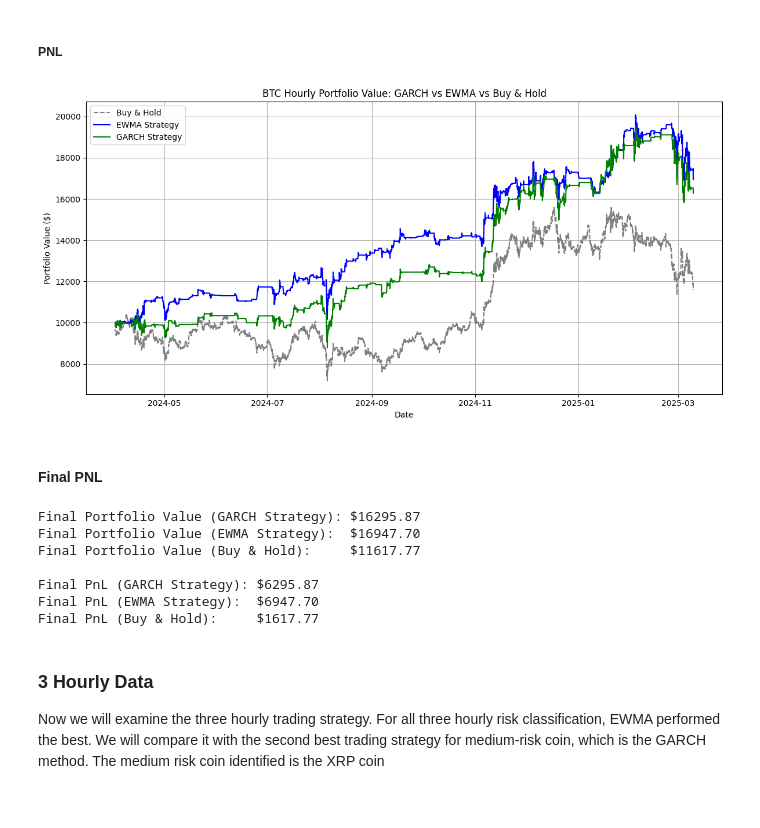
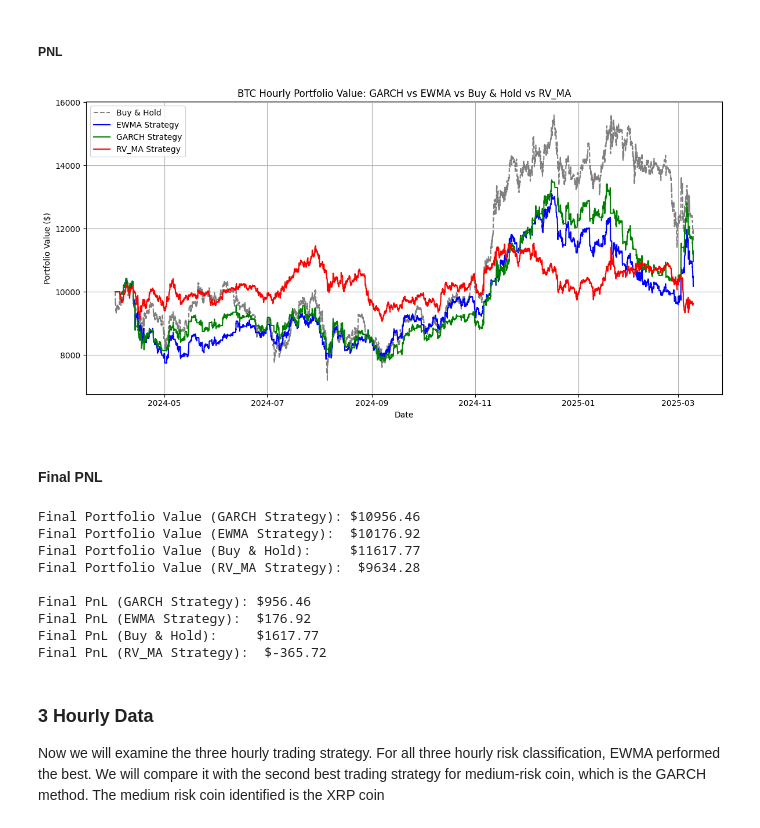
Before and after one commit to zhyoung17/crypto-rv-forecast, a Jupyter notebook: notebooks/trading/trading_sim.ipynb, the cells around one changed output. Saved outputs shown, nothing was run; the diff lists cells and outputs as text; code cells hidden in the pictures.

```diff
--- a/notebooks/trading/trading_sim.ipynb
+++ b/notebooks/trading/trading_sim.ipynb
@@ -65,8 +68,9 @@ btc['ewma_signal'] = np.where(btc['ewma'] > ewma_threshold, 1, 0)
 #### Strategy Returns
 Lag the signal by one-hour --> Use one-hour ago's signal for today's return
 # %%
-btc['strategy_return_garch'] = btc['garch_signal'].shift(1) * btc['return']
-btc['strategy_return_ewma'] = btc['ewma_signal'].shift(1) * btc['return']
+btc['strategy_return_garch'] = btc['signal_garch'].shift(1) * btc['return']
+btc['strategy_return_ewma'] = btc['signal_ewma'].shift(1) * btc['return']
+btc['strategy_return_rv_ma'] = btc['signal_rv_ma'].shift(1) * btc['return']
 # %% [markdown]
 #### Cumulative Return
 Obtain 3 cumulative returns, with the last one being the buy and hold strategy
@@ -74,6 +78,7 @@ Obtain 3 cumulative returns, with the last one being the buy and hold strategy
 btc['cum_return_garch'] = (1 + btc['strategy_return_garch'].fillna(0)).cumprod() - 1
 btc['cum_return_ewma'] = (1 + btc['strategy_return_ewma'].fillna(0)).cumprod() - 1
 btc['cum_return_hold'] = (1 + btc['return'].fillna(0)).cumprod() - 1
+btc['cum_return_rv_ma'] = (1 + btc['strategy_return_rv_ma'].fillna(0)).cumprod() - 1
 # %% [markdown]
 #### True Trading Strategy
 Now assume that we begin with USD $10,000 initial capital
@@ -83,48 +88,56 @@ initial_capital = 10000
 btc['portfolio_value_garch'] = initial_capital * (1 + btc['cum_return_garch'])
 btc['portfolio_value_ewma']  = initial_capital * (1 + btc['cum_return_ewma'])
 btc['portfolio_value_hold']  = initial_capital * (1 + btc['cum_return_hold'])
+btc['portfolio_value_rv_ma'] = initial_capital * (1 + btc['cum_return_rv_ma'])
 # %% [markdown]
 ##### PNL
 # %%
 btc['PnL_garch'] = btc['portfolio_value_garch'] - initial_capital
 btc['PnL_ewma']  = btc['portfolio_value_ewma']  - initial_capital
 btc['PnL_hold']  = btc['portfolio_value_hold']  - initial_capital
+btc['PnL_rv_ma'] = btc['portfolio_value_rv_ma'] - initial_capital
 # %%
 plt.figure(figsize=(12, 6))
 plt.plot(btc.index, btc['portfolio_value_hold'], label='Buy & Hold', linestyle='--', color='gray')
 plt.plot(btc.index, btc['portfolio_value_ewma'], label='EWMA Strategy', color='blue')
 plt.plot(btc.index, btc['portfolio_value_garch'], label='GARCH Strategy', color='green')
+plt.plot(btc.index, btc['portfolio_value_rv_ma'], label='RV_MA Strategy', color='red')
 plt.xlabel('Date')
 plt.ylabel('Portfolio Value ($)')
-plt.title('BTC Hourly Portfolio Value: GARCH vs EWMA vs Buy & Hold')
+plt.title('BTC Hourly Portfolio Value: GARCH vs EWMA vs Buy & Hold vs RV_MA')
 plt.legend()
 plt.grid(True)
 plt.tight_layout()
 plt.show()
 # %% [output]
-[figure, old version]
+[figure, new version]
 # %% [markdown]
 #### Final PNL
 # %%
 final_value_garch = btc['portfolio_value_garch'].iloc[-1]
 final_value_ewma  = btc['portfolio_value_ewma'].iloc[-1]
 final_value_hold  = btc['portfolio_value_hold'].iloc[-1]
+final_value_rv_ma = btc['portfolio_value_rv_ma'].iloc[-1]
 
 print("Final Portfolio Value (GARCH Strategy): ${:.2f}".format(final_value_garch))
 print("Final Portfolio Value (EWMA Strategy):  ${:.2f}".format(final_value_ewma))
 print("Final Portfolio Value (Buy & Hold):     ${:.2f}".format(final_value_hold))
+print("Final Portfolio Value (RV_MA Strategy):  ${:.2f}".format(final_value_rv_ma))
 
 print("\nFinal PnL (GARCH Strategy): ${:.2f}".format(final_value_garch - initial_capital))
 print("Final PnL (EWMA Strategy):  ${:.2f}".format(final_value_ewma - initial_capital))
 print("Final PnL (Buy & Hold):     ${:.2f}".format(final_value_hold - initial_capital))
+print("Final PnL (RV_MA Strategy):  ${:.2f}".format(final_value_rv_ma - initial_capital))
 # %% [output]
-Final Portfolio Value (GARCH Strategy): $16295.87
-Final Portfolio Value (EWMA Strategy):  $16947.70
+Final Portfolio Value (GARCH Strategy): $10956.46
+Final Portfolio Value (EWMA Strategy):  $10176.92
 Final Portfolio Value (Buy & Hold):     $11617.77
+Final Portfolio Value (RV_MA Strategy):  $9634.28
 
-Final PnL (GARCH Strategy): $6295.87
-Final PnL (EWMA Strategy):  $6947.70
+Final PnL (GARCH Strategy): $956.46
+Final PnL (EWMA Strategy):  $176.92
 Final PnL (Buy & Hold):     $1617.77
+Final PnL (RV_MA Strategy):  $-365.72
 # %% [markdown]
 ### 3 Hourly Data
 Now we will examine the three hourly trading strategy. For all three hourly risk classification, EWMA performed the best. We will compare it with the second best trading strategy for medium-risk coin, which is the GARCH method. The medium risk coin identified is the XRP coin
```
Also changed, not shown: parts of 31 cells of this notebook.
